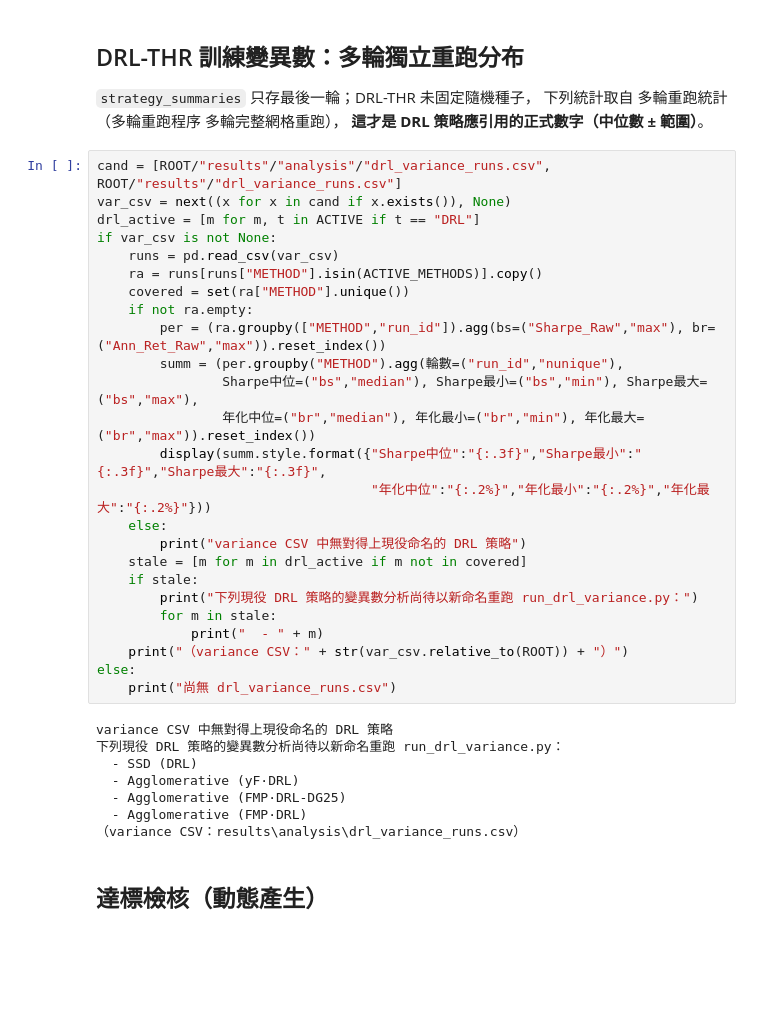
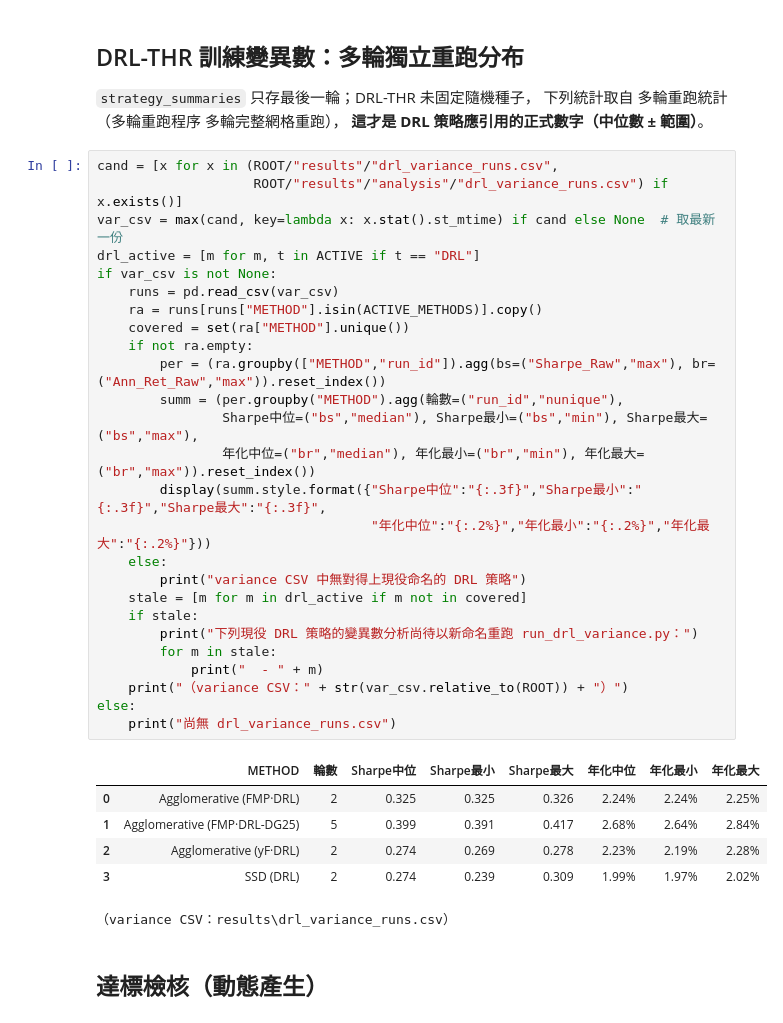
Before and after one commit to LerajieAsta/pairtrade_trainingproject, a Jupyter notebook: notebooks/comparison.ipynb, the cells around one changed output. Saved outputs shown, nothing was run; the diff lists cells and outputs as text; blank space fills up the shorter version.

Commit message:
comparison: variance section picks newest runs CSV (was reading stale analysis/ copy)
Co-Authored-By: Claude Fable 5 <noreply@anthropic.com>

```diff
--- a/notebooks/comparison.ipynb
+++ b/notebooks/comparison.ipynb
@@ -363,38 +363,38 @@ pd.DataFrame(rows).style.format({"Sharpe 基準":"{:.3f}","Sharpe 變體":"{:.3f
 下列統計取自 多輪重跑統計（多輪重跑程序 多輪完整網格重跑），
 **這才是 DRL 策略應引用的正式數字（中位數 ± 範圍）**。
 # %%
-cand = [ROOT/"results"/"analysis"/"drl_variance_runs.csv", ROOT/"results"/"drl_variance_runs.csv"]
-var_csv = next((x for x in cand if x.exists()), None)
+cand = [x for x in (ROOT/"results"/"drl_variance_runs.csv",
+                    ROOT/"results"/"analysis"/"drl_variance_runs.csv") if x.exists()]
+var_csv = max(cand, key=lambda x: x.stat().st_mtime) if cand else None  # 取最新一份
 drl_active = [m for m, t in ACTIVE if t == "DRL"]
 if var_csv is not None:
     runs = pd.read_csv(var_csv)
     ra = runs[runs["METHOD"].isin(ACTIVE_METHODS)].copy()
     covered = set(ra["METHOD"].unique())
     if not ra.empty:
         per = (ra.groupby(["METHOD","run_id"]).agg(bs=("Sharpe_Raw","max"), br=("Ann_Ret_Raw","max")).reset_index())
         summ = (per.groupby("METHOD").agg(輪數=("run_id","nunique"),
                 Sharpe中位=("bs","median"), Sharpe最小=("bs","min"), Sharpe最大=("bs","max"),
                 年化中位=("br","median"), 年化最小=("br","min"), 年化最大=("br","max")).reset_index())
         display(summ.style.format({"Sharpe中位":"{:.3f}","Sharpe最小":"{:.3f}","Sharpe最大":"{:.3f}",
                                    "年化中位":"{:.2%}","年化最小":"{:.2%}","年化最大":"{:.2%}"}))
     else:
         print("variance CSV 中無對得上現役命名的 DRL 策略")
     stale = [m for m in drl_active if m not in covered]
     if stale:
         print("下列現役 DRL 策略的變異數分析尚待以新命名重跑 run_drl_variance.py：")
         for m in stale:
             print("  - " + m)
     print("（variance CSV：" + str(var_csv.relative_to(ROOT)) + "）")
 else:
     print("尚無 drl_variance_runs.csv")
 # %% [output]
+|  | METHOD | 輪數 | Sharpe中位 | Sharpe最小 | Sharpe最大 | 年化中位 | 年化最小 | 年化最大 |
+| 0 | Agglomerative (FMP·DRL) | 2 | 0.325 | 0.325 | 0.326 | 2.24% | 2.24% | 2.25% |
+| 1 | Agglomerative (FMP·DRL-DG25) | 5 | 0.399 | 0.391 | 0.417 | 2.68% | 2.64% | 2.84% |
+| 2 | Agglomerative (yF·DRL) | 2 | 0.274 | 0.269 | 0.278 | 2.23% | 2.19% | 2.28% |
+| 3 | SSD (DRL) | 2 | 0.274 | 0.239 | 0.309 | 1.99% | 1.97% | 2.02% |
-variance CSV 中無對得上現役命名的 DRL 策略
-下列現役 DRL 策略的變異數分析尚待以新命名重跑 run_drl_variance.py：
-  - SSD (DRL)
-  - Agglomerative (yF·DRL)
-  - Agglomerative (FMP·DRL-DG25)
-  - Agglomerative (FMP·DRL)
-（variance CSV：results\analysis\drl_variance_runs.csv）
+（variance CSV：results\drl_variance_runs.csv）
 # %% [markdown]
 ## 達標檢核（動態產生）
 # %%
```
Also changed, not shown: 1 other file.
